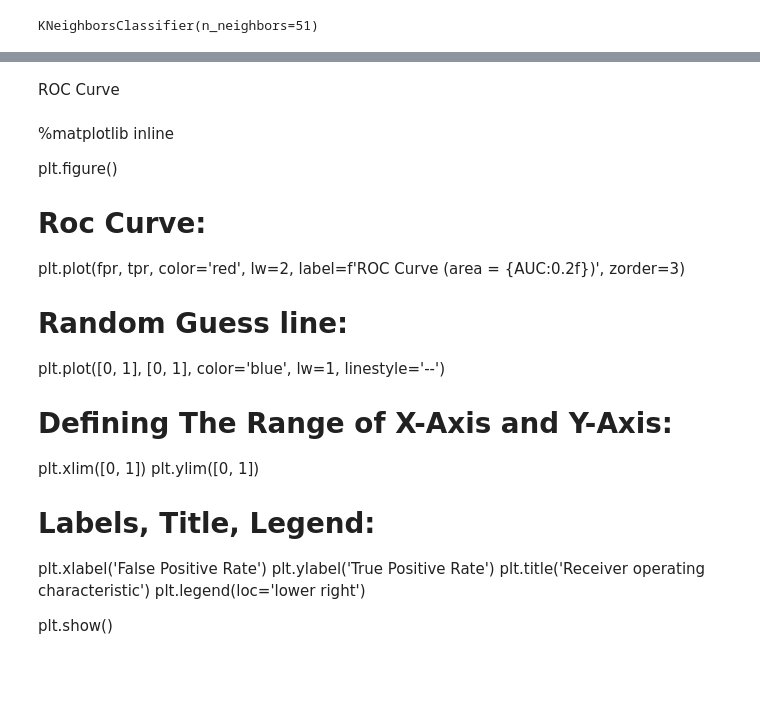
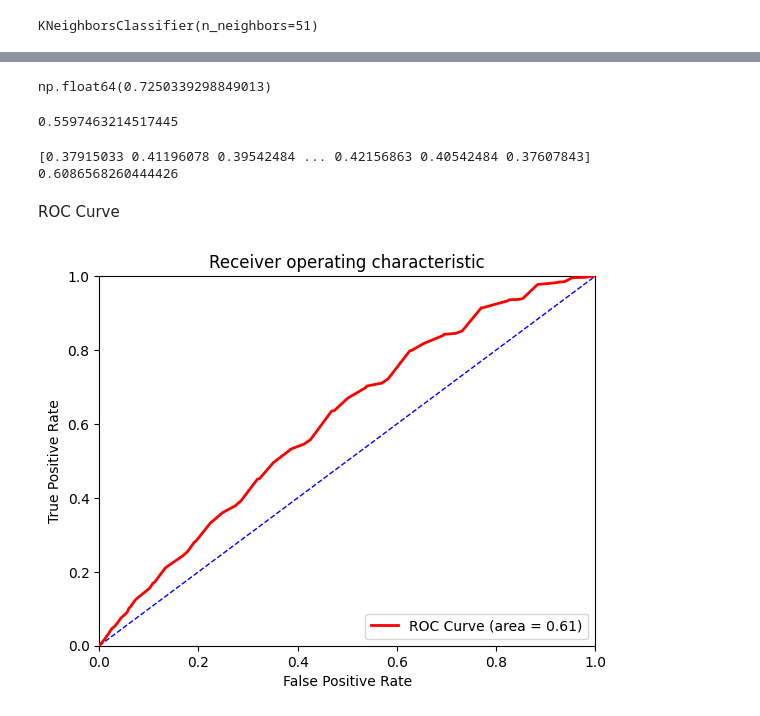
Before and after one commit to 250MHz/smoker-status, a Jupyter notebook: notebooks/0.03-combinations.ipynb, the cells around one changed output, grey strips where cells are left out. Saved outputs shown, nothing was run; the diff lists cells and outputs as text; code cells hidden in the pictures; blank space fills up the shorter version.

Commit message:
stacking
and voting.

```diff
--- a/notebooks/0.03-combinations.ipynb
+++ b/notebooks/0.03-combinations.ipynb
@@ -106,27 +86,55 @@ print(metrics.roc_auc_score(y_test, y_predict_prob[:, 1]))
+# %%
+voting = VotingClassifier(
+    estimators=[('lr', lr), ('rf', rf), ('dt', dt), ('knn', knn)], voting='soft'
+)
+voting = voting.set_params(lr='drop')
+voting = voting.fit(X_train_scaled, y_train)
+
+scores = cross_val_score(voting, X_trans, y, cv=10, scoring='accuracy', n_jobs=-1)
+scores.mean()
+# %% [output]
+np.float64(0.7250339298849013)
+# %%
+y_predict = voting.predict(X_test)
+print(accuracy_score(y_test, y_predict))
+
+y_predict_prob = voting.predict_proba(X_test)
+# Estimated likelihood of smoking=1 for testing set
+print(y_predict_prob[:, 1])
+
+fpr, tpr, thresholds = metrics.roc_curve(y_test, y_predict_prob[:, 1], pos_label=1)
+AUC = metrics.auc(fpr, tpr)
+print(metrics.roc_auc_score(y_test, y_predict_prob[:, 1]))
+# %% [output]
+0.5597463214517445
+[0.37915033 0.41196078 0.39542484 ... 0.42156863 0.40542484 0.37607843]
+0.6086568260444426
 # %% [markdown]
 ROC Curve
-# %% [markdown]
-%matplotlib inline
-
-plt.figure()
-
-# Roc Curve:
-plt.plot(fpr, tpr, color='red', lw=2, label=f'ROC Curve (area = {AUC:0.2f})', zorder=3)
-
-# Random Guess line:
-plt.plot([0, 1], [0, 1], color='blue', lw=1, linestyle='--')
-
-# Defining The Range of X-Axis and Y-Axis:
-plt.xlim([0, 1])
-plt.ylim([0, 1])
-
-# Labels, Title, Legend:
-plt.xlabel('False Positive Rate')
-plt.ylabel('True Positive Rate')
-plt.title('Receiver operating characteristic')
-plt.legend(loc='lower right')
-
-plt.show()
+# %%
+%matplotlib inline
+
+plt.figure()
+
+# Roc Curve:
+plt.plot(fpr, tpr, color='red', lw=2, label=f'ROC Curve (area = {AUC:0.2f})', zorder=3)
+
+# Random Guess line:
+plt.plot([0, 1], [0, 1], color='blue', lw=1, linestyle='--')
+
+# Defining The Range of X-Axis and Y-Axis:
+plt.xlim([0, 1])
+plt.ylim([0, 1])
+
+# Labels, Title, Legend:
+plt.xlabel('False Positive Rate')
+plt.ylabel('True Positive Rate')
+plt.title('Receiver operating characteristic')
+plt.legend(loc='lower right')
+
+plt.show()
+# %% [output]
+[figure, added]
 # %%
 sc = StackingClassifier(
     estimators=[('rf', rf), ('dt', dt), ('knn', knn)],
```
Also changed, not shown: parts of 5 cells of this notebook.
